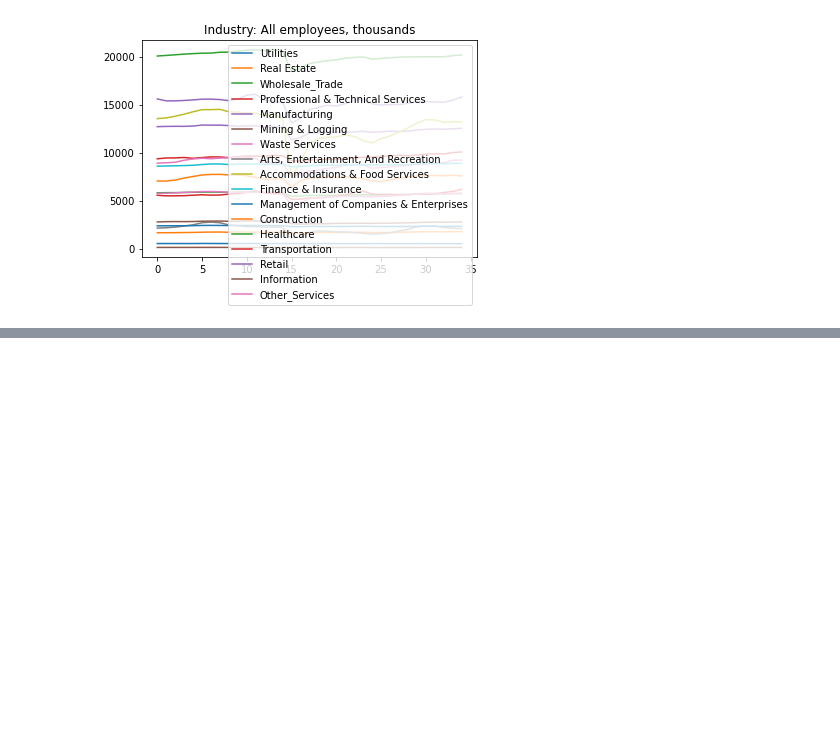
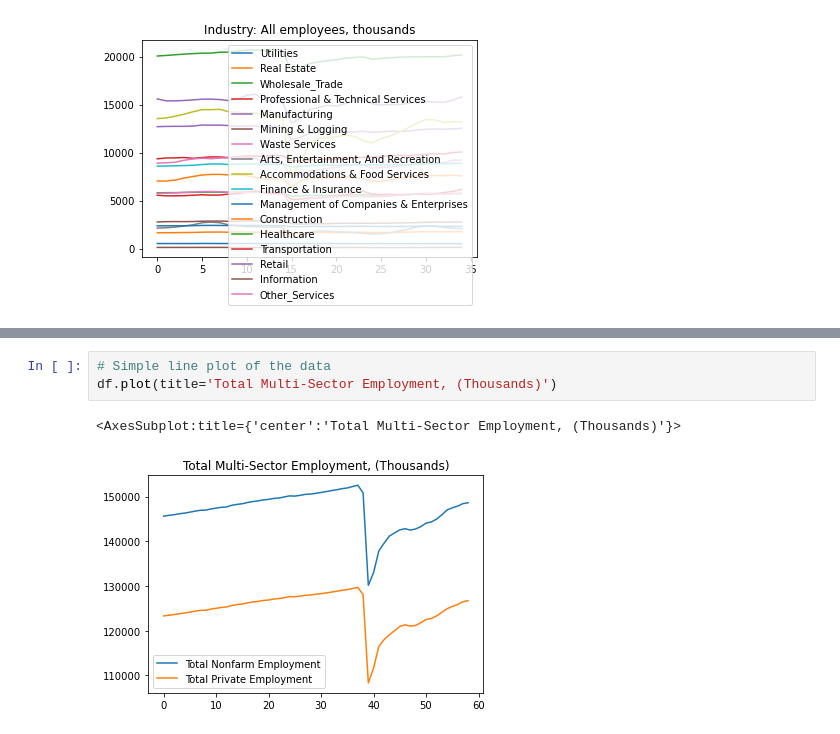
Before and after one commit to Quezadajl/Capstone, a Jupyter notebook: Notebooks/Capstone_data.ipynb, the cells around one changed output, grey strips where cells are left out. Saved outputs shown, nothing was run; the diff lists cells and outputs as text; blank space fills up the shorter version.

```diff
--- a/Notebooks/Capstone_data.ipynb
+++ b/Notebooks/Capstone_data.ipynb
@@ -59,0 +74,6 @@ ind_emp.plot(title='Industry: All employees, thousands')
+# %%
+# Simple line plot of the data
+df.plot(title='Total Multi-Sector Employment, (Thousands)')
+# %% [output]
+<AxesSubplot:title={'center':'Total Multi-Sector Employment, (Thousands)'}>
+[figure, added]
```
Also changed, not shown: parts of 2 cells of this notebook, 2 other files.
